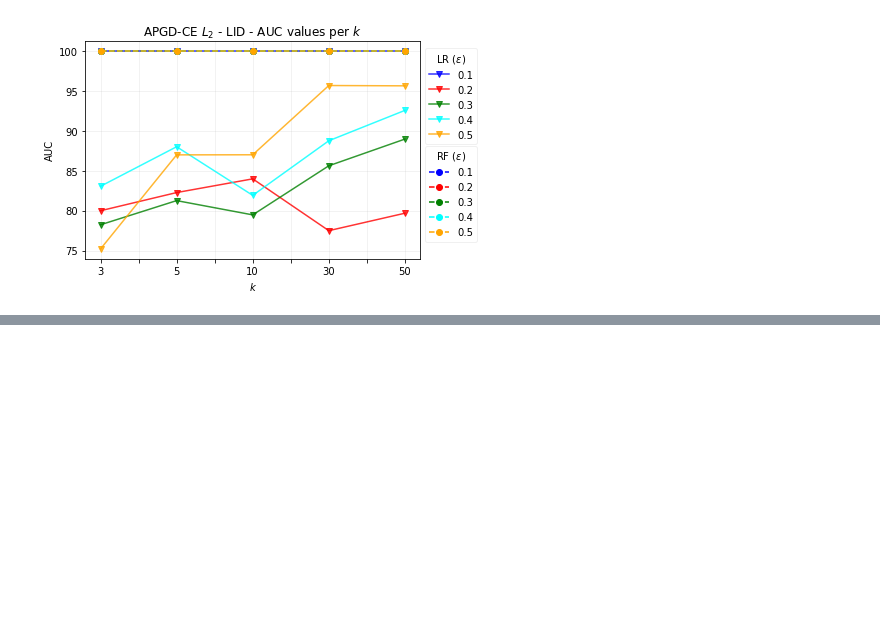
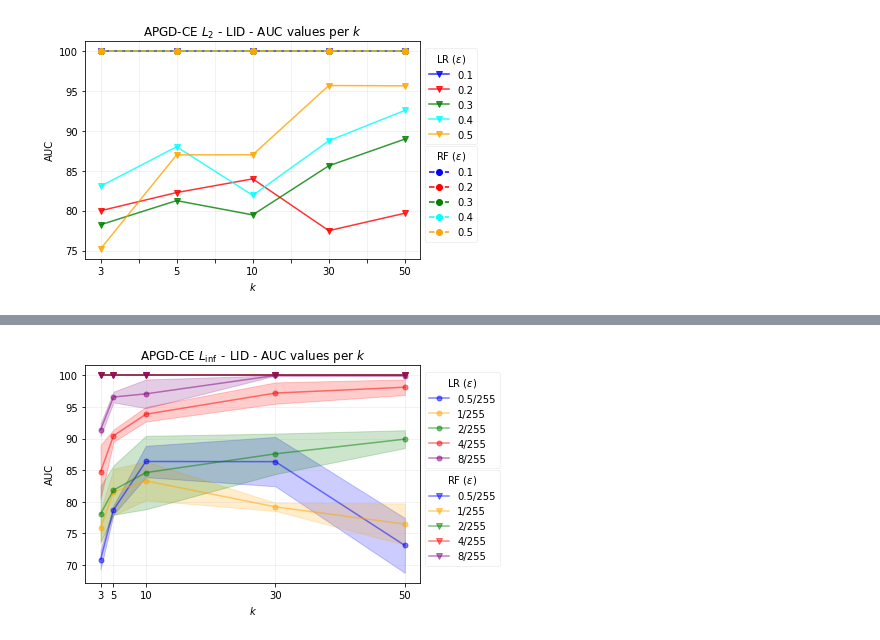
Before and after one commit to adverML/SpectralDefense, a Jupyter notebook: src/analysis_nonlinear_lid/epsilon_line_plots.ipynb, the cells around one changed output, grey strips where cells are left out. Cells and saved outputs as stored; diff of their text form; code cells hidden in the pictures; blank space fills up the shorter version.

```diff
--- a/src/analysis_nonlinear_lid/epsilon_line_plots.ipynb
+++ b/src/analysis_nonlinear_lid/epsilon_line_plots.ipynb
@@ -144,3 +150,16 @@ plt.savefig("plots/lines_over_k/line_apgd-ce_L2.png", bbox_inches='tight')
 30  100.0  77.49  85.63  88.77  95.70
 50  100.0  79.68  88.98  92.58  95.66
 [figure]
+# %%
+filenames = ['cif10_apgd-ce.csv', 'cif10_apgd-cel2.csv']
+
+dataframes = []
+
+for filename in filenames:
+    for run in [20, 21, 22, 23]:
+        path = "/home/lorenzp/adversialml/src/analysis/variance/run_{}/{}".format(run, filename)
+        df = pd.read_csv(path)
+        dataframes.append(df)
+
+df_all = pd.concat(dataframes)
+df_all
@@ -146,0 +212,6 @@ plt.savefig("plots/lines_over_k/line_apgd-ce_L2.png", bbox_inches='tight')
+# %%
+df_all['attack'] = split[6]
+df_all['epsilon'] = split[7]
+df_all['k'] = split[9].str.split('_', -1, expand=True)[1]
+df_all['clf'] = split[10]
+df_all
@@ -146,0 +242,77 @@ plt.savefig("plots/lines_over_k/line_apgd-ce_L2.png", bbox_inches='tight')
+# %%
+attacks = ['apgd-ce']
+clf = ['LR']
+ks = [ 3, 5, 10, 30, 50]
+epsilonl2  = [  '01',   '02',  '03',  '04',  '05' ]
+epsiloninf_label = [ '0.5/255' , '1/255', '2/255', '4/255' , '8/255']
+epsiloninf = [ '05_255' , '1_255', '2_255', '4_255' , '8_255']
+colors = ['blue', 'orange', 'green', 'red', 'purple']
+
+arr_x = np.array(ks)
+
+
+means_list = []
+stds_list = []
+
+
+
+dict_k = nested_dict()
+
+means = np.zeros((5))
+stds  = np.zeros((5))
+
+for cla in clf:
+    for att in attacks:
+        if att == 'apgd-ce':
+            epslilons = epsiloninf
+        else:
+            epslilons = epsilonl2
+
+        means_tmp_list = []
+        stds_tmp_list = []
+        for it, eps in enumerate(epslilons):
+
+            for it_k, k in enumerate(ks):
+                query = "(attack=='{}') and (clf=='{}') and (k=='{}') and (epsilon=='{}')".format(att, cla, k, eps)
+                mean = df_all.query(query).auc.mean()
+                std  = df_all.query(query).auc.std()
+                means[it_k] = mean
+                stds[it_k]  = std
+                print(query, mean, std)
+            # print("eps", eps, "means: ", means)
+
+            dict_k[eps]['means'] = means.copy()
+            dict_k[eps]['stds']  = stds.copy()
+
+
+fig, ax = plt.subplots()
+plt.xlabel("$k$")
+plt.ylabel("AUC")
+plt.xticks(ks)
+
+plt.title("APGD-CE $L_{\inf}$ - LID - AUC values per $k$")
+
+for iter2, ep in enumerate(epslilons):
+    print(ep, dict_k[ep].keys())
+    print(ep, dict_k[ep]['means'])
+    plt.fill_between( arr_x, dict_k[ep]['means'] - dict_k[ep]['stds'], dict_k[ep]['means'] +  dict_k[ep]['stds'], alpha=0.2,  color=colors[iter2] )
+    plt.plot(arr_x,  dict_k[ep]['means'], marker='o', markersize=5, alpha=0.5, color=colors[iter2], label=epsiloninf_label[iter2])
+
+legend = ax.legend( bbox_to_anchor=(1.0, 0.75), title='LR ($\epsilon$)', loc=6, framealpha=0.3)
+plt.gca().add_artist(legend)
+
+
+saved = []
+for iter1, ep in enumerate(epslilons):
+    saved.append( plt.plot(arr_x,  np.ones(5)*100, marker='v', alpha=0.5, color=colors[iter1], label=epsiloninf_label[iter1]) )
+
+
+legend2 = plt.legend(saved[0] + saved[1]+ saved[2]+ saved[3]+ saved[4], epsiloninf_label, bbox_to_anchor=(1.0, 0.3),  title='RF ($\epsilon$)',  loc=6, framealpha=0.3)
+# plt.gca().add_artist(legend2)
+
+
+plt.grid(which='major', alpha=0.2)
+
+
+plt.savefig("plots/lines_over_k/fill_apgd-ce_Linf.png", bbox_inches='tight')
+# %% [output]
@@ -146,0 +336 @@ plt.savefig("plots/lines_over_k/line_apgd-ce_L2.png", bbox_inches='tight')
+[figure, added]
```
Also changed, not shown: parts of 14 cells of this notebook, 36 other files.
